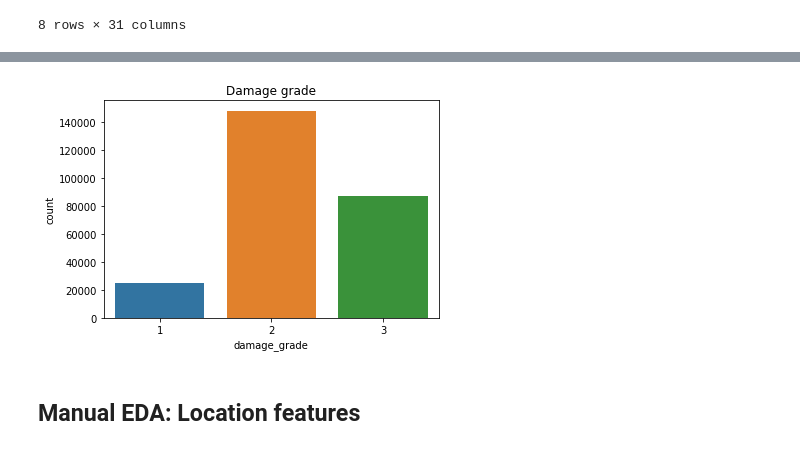
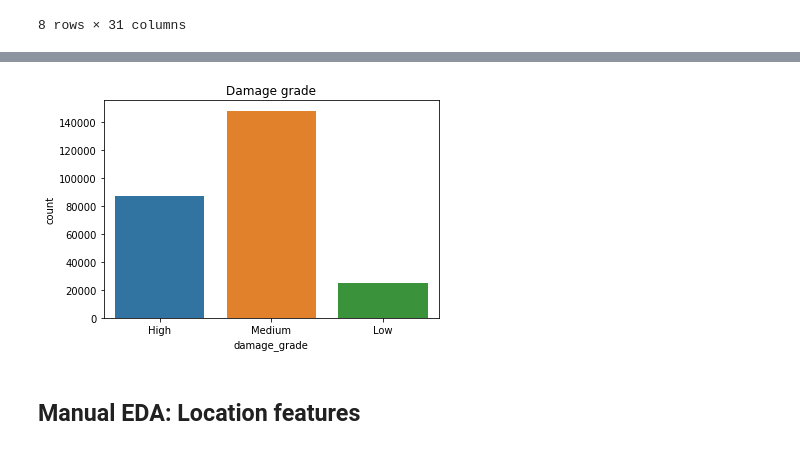
Before and after one commit to Nell87/drivendata_richter, a Jupyter notebook: script/analysis.ipynb, the cells around one changed output, grey strips where cells are left out. Saved outputs shown, nothing was run; the diff lists cells and outputs as text; code cells hidden in the pictures.

```diff
--- a/script/analysis.ipynb
+++ b/script/analysis.ipynb
@@ -66,9 +69,13 @@ train_values.describe()
 # %%
-sns.countplot(x="damage_grade", data=train_labels)
+# Add labels
+damage_map = {1:"Low", 2:"Medium", 3:"High"}
+train_labels["damage_grade"] = train_labels["damage_grade"].map(damage_map)
+
+sns.countplot(x="damage_grade", data=train_labels,ascending=False)
 plt.title("Damage grade")
 plt.show()
 # %% [output]
-[figure, old version]
+[figure, new version]
 # %% [markdown]
 ## **Manual EDA: Location features**
 # %% [markdown]
```
Also changed, not shown: parts of 4 cells of this notebook.
